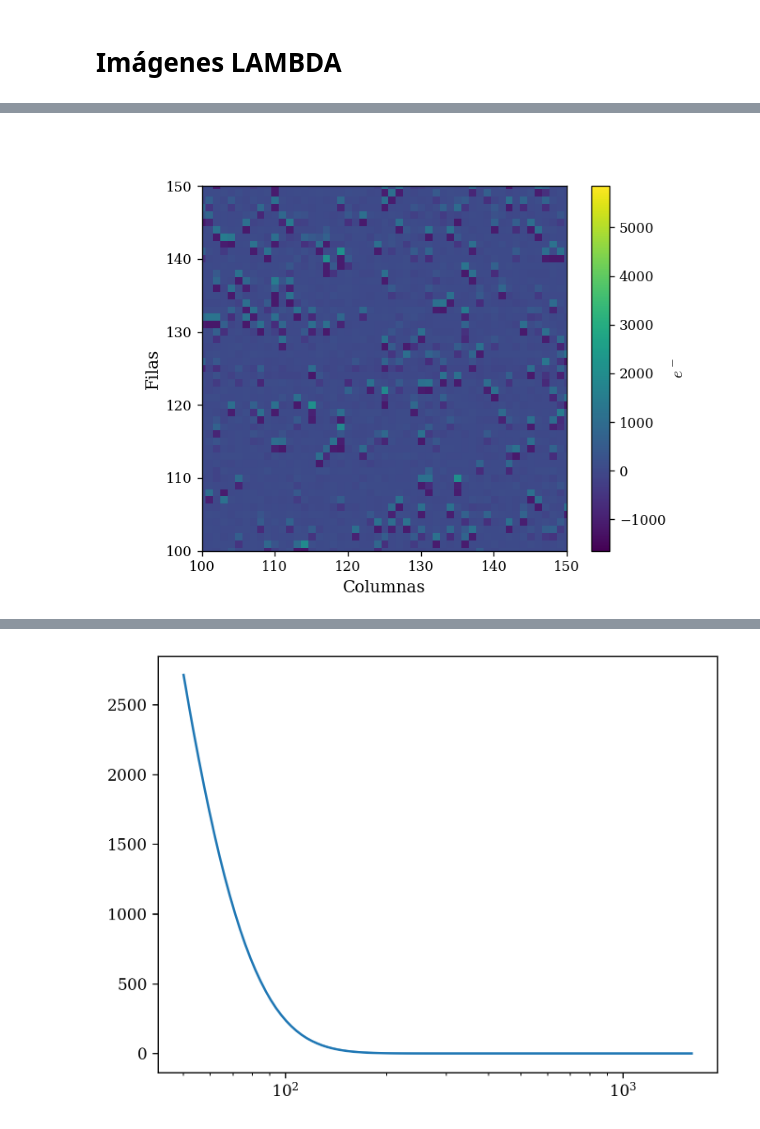
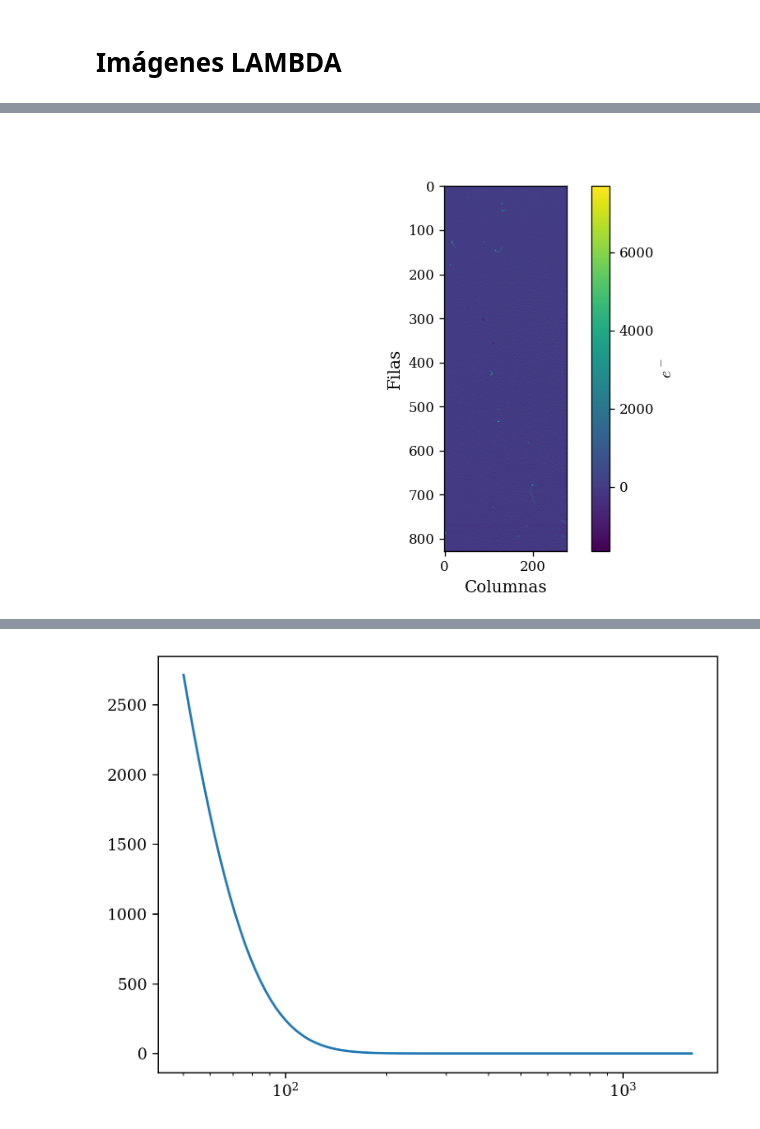
Before and after one commit to agustinbrusco/LAMBDA_Hub, a Jupyter notebook: skipper_image_analysis/pocket_analysis.ipynb, the cells around one changed output, grey strips where cells are left out. Cells and saved outputs as stored; diff of their text form; code cells hidden in the pictures.

Commit message:
nuevas imagenes

```diff
--- a/skipper_image_analysis/pocket_analysis.ipynb
+++ b/skipper_image_analysis/pocket_analysis.ipynb
@@ -350,26 +360,26 @@ Loaded proc_skp_pocket_oled1row_2film_dTph800_NPUPMPS40000_NSAMP20_NROW879_NCOL3
 # %%
 # Lectura del Frame y Corrección del Overscan
 frame_idx = 0
 test_image = correct_overscan(test_image)  # A.D.U.
 test_frame = test_image[frame_idx].data  # A.D.U.
 r_overscan, c_overscan = get_rowcol_ovserscan(test_image)  # A.D.U.
 test_frame = test_frame[1:-r_overscan, PRESCAN_PIX:-c_overscan]  # A.D.U.
 test_frame = test_frame - np.median(test_frame, axis=0)  # A.D.U.
 test_frame = test_frame/ganancia[frame_idx]  # e⁻
 
 plt.close("all")
 %matplotlib widget
 fig, ax = plt.subplots(1, 1)
 fig.set_label(f"Frame {frame_idx}")
 mappable = ax.imshow(test_frame, cmap="viridis")
 ax.set_xlabel("Columnas")
 ax.set_ylabel("Filas")
-ax.set_xlim(100, 150)
-ax.set_ylim(100, 150)
+# ax.set_xlim(100, 150)
+# ax.set_ylim(100, 150)
 plt.colorbar(mappable, label=r"$e^-$", ax=ax)
 plt.show()
 # %% [output]
-[figure, old version]
+[figure, new version]
 # %%
 def filtro_dipolos(test_frame, threshold, corte_simetria):
     prod_arr = test_frame[:-1] * test_frame[1:]
```
Also changed, not shown: parts of 13 cells of this notebook.
